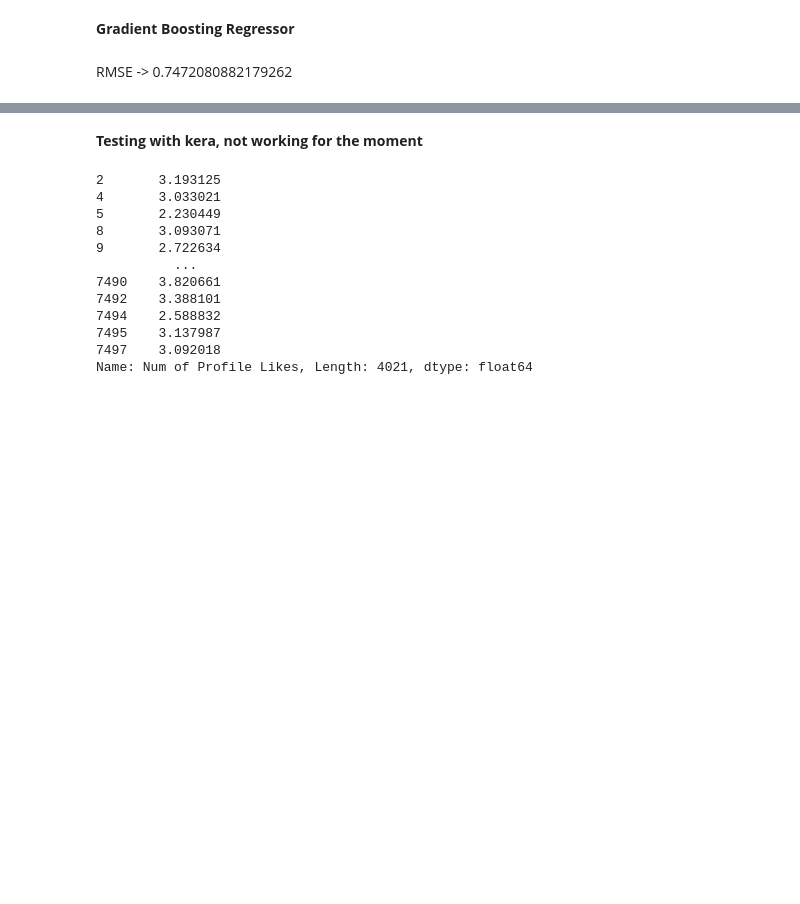
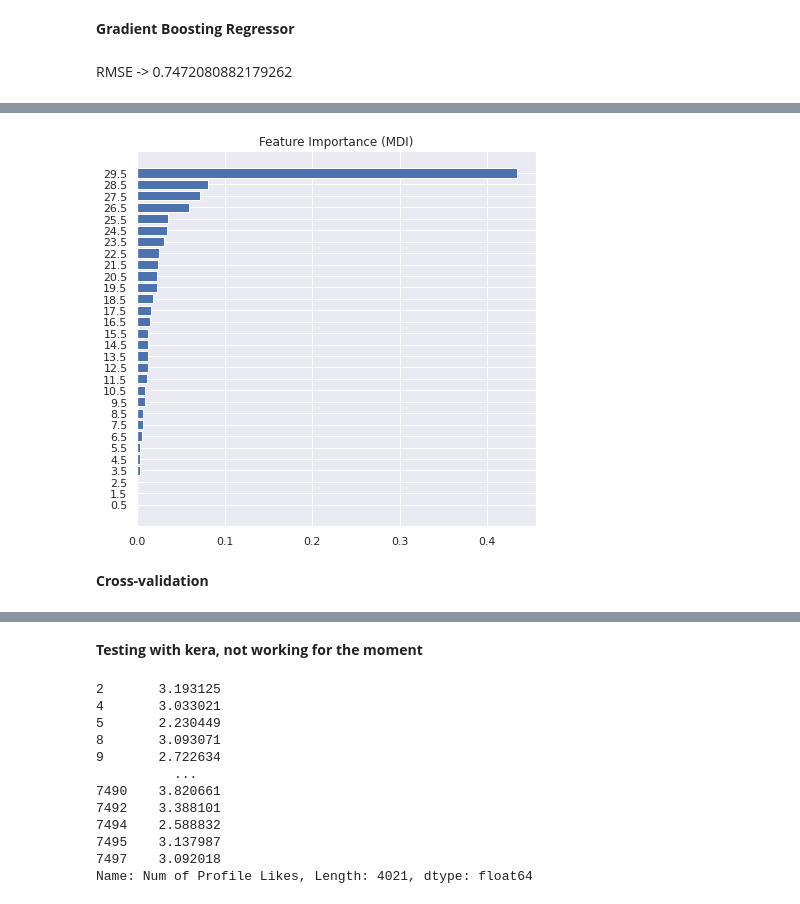
Before and after one commit to syrix78/IFT6758_Competition, a Jupyter notebook: predictor.ipynb, the cells around one changed output, grey strips where cells are left out. Cells and saved outputs as stored; diff of their text form; code cells hidden in the pictures; blank space fills up the shorter version.

```diff
--- a/predictor.ipynb
+++ b/predictor.ipynb
@@ -114,4 +114,9 @@ plt.legend(labels)
 # %%
 from sklearn.feature_selection import SelectKBest
 from sklearn.feature_selection import f_regression, mutual_info_regression
-X_selected_feat_likes = SelectKBest(f_regression, k=33).fit_transform(X_likes_scaled, Y_likes)
+model = SelectKBest(f_regression, k=30)
+X_selected_feat_likes = model.fit_transform(X_likes_scaled, Y_likes)
+mask = np.array(model.get_support(indices=True))
+
+selected_feats = [labels[l] for l in mask]
+print(selected_feats)
@@ -127,7 +138,7 @@ from sklearn import datasets, ensemble
 best_i = 0
 best_rmse = 10
 
-for i in range(2, 54):
+for i in range(2, X_likes.shape[1]):
 
   X_selected_feat_likes = SelectKBest(f_regression, k=i).fit_transform(X_likes, Y_likes)
   X_selected_feat_likes.shape
@@ -136,7 +147,7 @@ for i in range(2, 54):
   X_train, X_test, y_train, y_test = train_test_split(X_selected_feat_likes, Y_likes,
                                                       test_size=0.2,
                                                       shuffle=True,
-                                                      random_state=42 #  To guarantee that the split will always be the same
+                                                     random_state=42 #  To guarantee that the split will always be the same
                                                       )
 
 
@@ -248,3 +270,9 @@ RMSE -> 0.7476484833959012
+# %%
+from sklearn.ensemble import AdaBoostRegressor
+regressor = AdaBoostRegressor(random_state=0, n_estimators=100)
+regressor.fit(X_train,y_train)
+
+y_pred = regressor.predict(X_test)
 # %%
 ## RMSE Metric
 from sklearn.metrics import mean_squared_error
@@ -291,0 +318,23 @@ RMSE -> 0.6770818291191605
+# %%
+feature_importance = regressor.feature_importances_
+sorted_idx = np.argsort(feature_importance)
+pos = np.arange(sorted_idx.shape[0]) + .5
+fig = plt.figure(figsize=(12, 6))
+plt.subplot(1, 2, 1)
+plt.barh(pos, feature_importance[sorted_idx], align='center')
+plt.yticks(pos)#, np.array(diabetes.feature_names)[sorted_idx])
+plt.title('Feature Importance (MDI)')
+
+#result = permutation_importance(reg, X_test, y_test, n_repeats=10,
+#                                random_state=42, n_jobs=2)
+#sorted_idx = result.importances_mean.argsort()
+#plt.subplot(1, 2, 2)
+#plt.boxplot(result.importances[sorted_idx].T,
+#            vert=False, labels=np.array(diabetes.feature_names)[sorted_idx])
+#plt.title("Permutation Importance (test set)")
+fig.tight_layout()
+plt.show()
+# %% [output]
+[figure, added]
+# %% [markdown]
+**Cross-validation**
```
Also changed, not shown: parts of 21 cells of this notebook.
